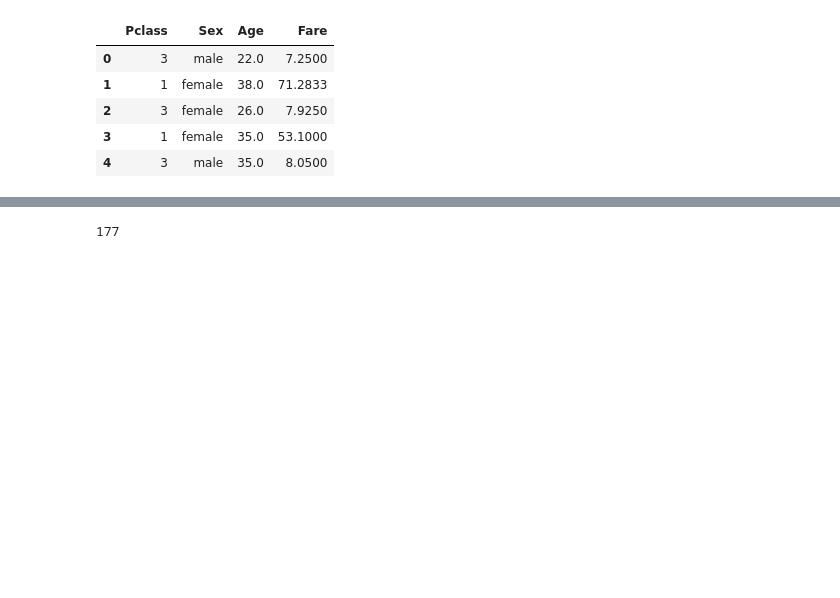
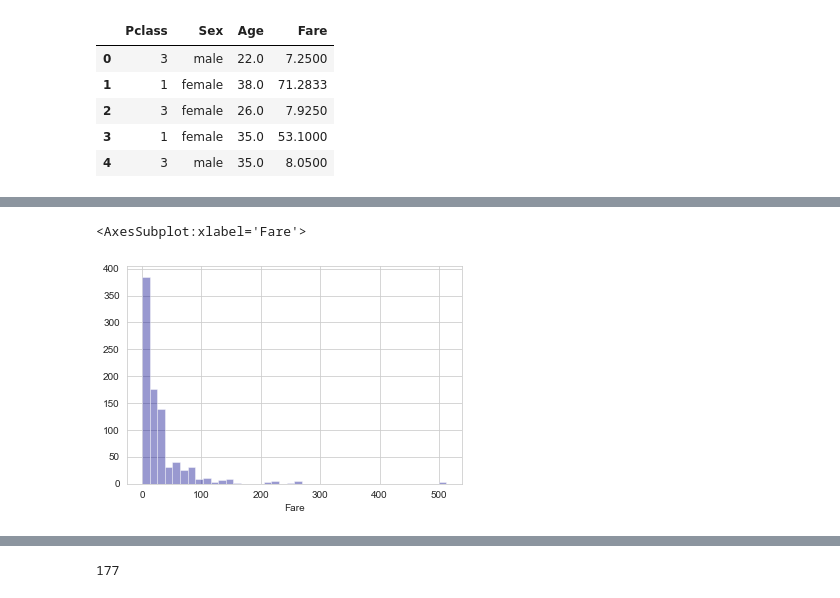
Before and after one commit to aby005/DecisionTreeClassifier-for-Titanic-Datset, a Jupyter notebook: DecisionTreeClassifier for Titanic dataset.ipynb, the cells around one changed output, grey strips where cells are left out. Saved outputs shown, nothing was run; the diff lists cells and outputs as text; code cells hidden in the pictures; blank space fills up the shorter version.

```diff
--- a/DecisionTreeClassifier for Titanic dataset.ipynb
+++ b/DecisionTreeClassifier for Titanic dataset.ipynb
@@ -32,0 +55,6 @@ X.head()
+# %%
+#Age range of passengers
+sn.distplot(df['Fare'],kde=False,color='darkblue',bins=40)
+# %% [output]
+<AxesSubplot:xlabel='Fare'>
+[figure, added]
```
Also changed, not shown: parts of 8 cells of this notebook.
